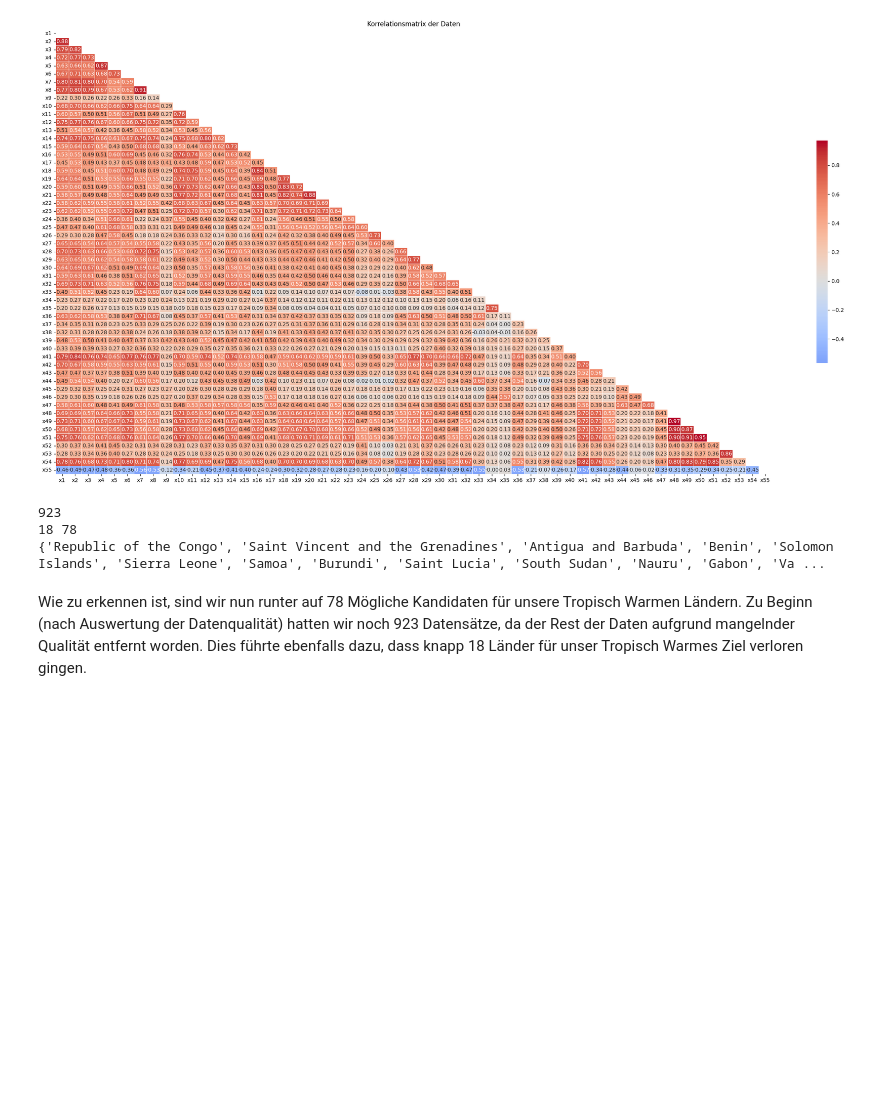
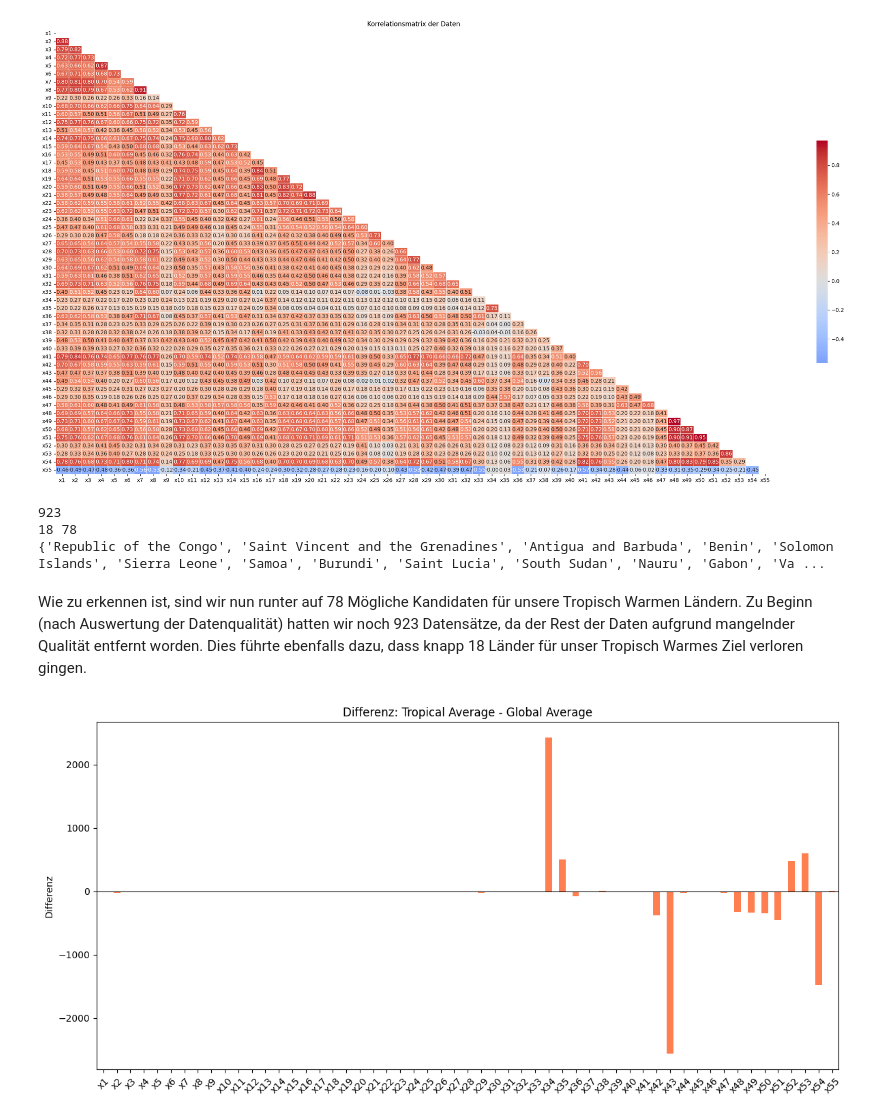
Before and after one commit to anton-seitz/data-science-CoL, a Jupyter notebook: project.ipynb, the cells around one changed output. Drawn from its saved outputs; the diff is of its cells as text; code cells hidden in the pictures; blank space fills up the shorter version.

Commit message:
Worked on Task 3, added averages of global vs tropical countries

```diff
--- a/project.ipynb
+++ b/project.ipynb
@@ -109,3 +109,22 @@ print(set(tropical_countries) - set(data["country"].unique()))
 {'Republic of the Congo', 'Saint Vincent and the Grenadines', 'Antigua and Barbuda', 'Benin', 'Solomon Islands', 'Sierra Leone', 'Samoa', 'Burundi', 'Saint Lucia', 'South Sudan', 'Nauru', 'Gabon', 'Va ...
 # %% [markdown]
 Wie zu erkennen ist, sind wir nun runter auf 78 Mögliche Kandidaten für unsere Tropisch Warmen Ländern. Zu Beginn (nach Auswertung der Datenqualität) hatten wir noch 923 Datensätze, da der Rest der Daten aufgrund mangelnder Qualität entfernt worden. Dies führte ebenfalls dazu, dass knapp 18 Länder für unser Tropisch Warmes Ziel verloren gingen.
+# %%
+tropical_avg = data_tropical.drop(columns=['city', 'country', 'continent']).mean()
+global_avg = data.drop(columns=['city', 'country', 'continent']).mean()
+diff = tropical_avg - global_avg
+diff.plot(kind='bar', color='coral', figsize=(12, 6))
+plt.axhline(0, color='black', linewidth=0.8)
+plt.title('Differenz: Tropical Average - Global Average')
+plt.ylabel('Differenz')
+plt.xticks(rotation=45)
+plt.tight_layout()
+plt.show()
+
+'''
+relevant_cols = ['monthly_rent', 'electricity_cost', 'internet_cost', 'groceries_cost']
+tropical_avg = data_tropical[relevant_cols].mean()
+global_avg = data[relevant_cols].mean()
+'''
+# %% [output]
+[figure, added]
```
